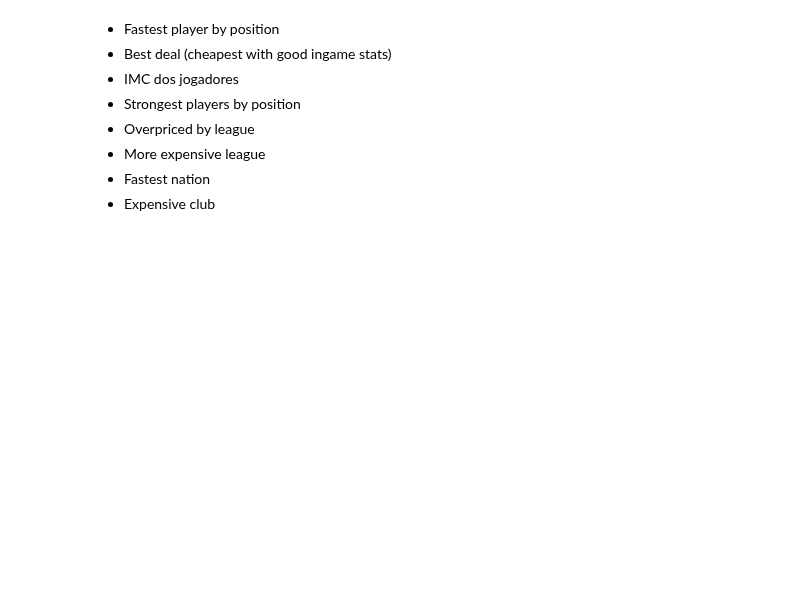
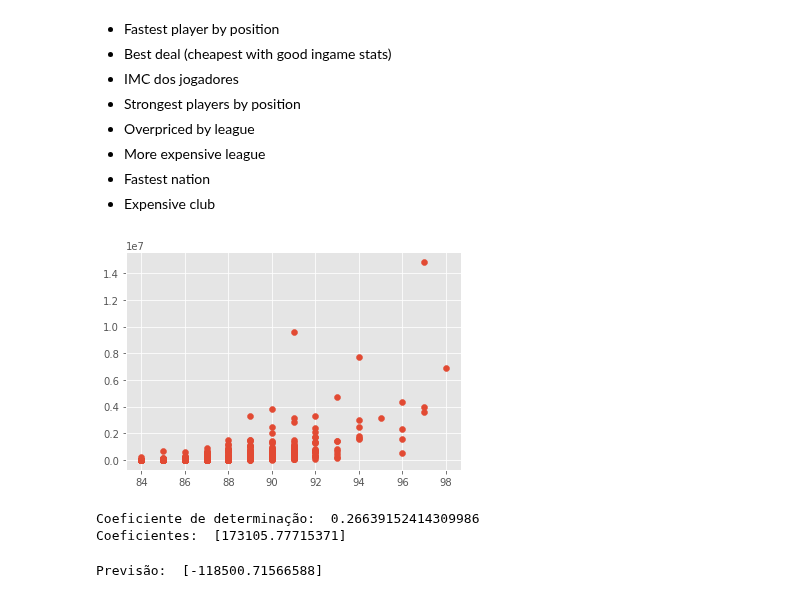
Before and after one commit to felipemayer/data_portfolio, a Jupyter notebook: players_fifa23_analysis/players_analysis.ipynb, the cells around one changed output. Cells and saved outputs as stored; diff of their text form; code cells hidden in the pictures; blank space fills up the shorter version.

```diff
--- a/players_fifa23_analysis/players_analysis.ipynb
+++ b/players_fifa23_analysis/players_analysis.ipynb
@@ -293,3 +313,38 @@ df_top_league_players.groupby(['name', 'position'])['pace']\
 - More expensive league
 - Fastest nation
 - Expensive club
+# %%
+plt.scatter(df_top_league_players['rating'], df_top_league_players['price'])
+
+plt.show()
+# %% [output]
+[figure, added]
+# %%
+import numpy as np
+from sklearn.linear_model import LinearRegression
+
+# Exemplo de dados de entrada (x) e saída (y)
+x = df_top_league_players['rating'].values.reshape(-1, 1)
+y = df_top_league_players['price']
+
+# Cria o objeto de regressão linear
+reg = LinearRegression()
+
+# Treina o modelo usando os dados de entrada e saída
+reg.fit(x, y)
+
+# Imprime o coeficiente de determinação (R^2) do modelo
+print("Coeficiente de determinação: ", reg.score(x, y))
+
+# Imprime os coeficientes da equação da regressão
+print("Coeficientes: ", reg.coef_)
+# %% [output]
+Coeficiente de determinação:  0.26639152414309986
+Coeficientes:  [173105.77715371]
+# %%
+# Realiza uma previsão usando novos dados de entrada
+x_test = np.array([[85]])
+y_pred = reg.predict(x_test)
+print("Previsão: ", y_pred)
+# %% [output]
+Previsão:  [-118500.71566588]
```
Also changed, not shown: parts of 3 cells of this notebook.
